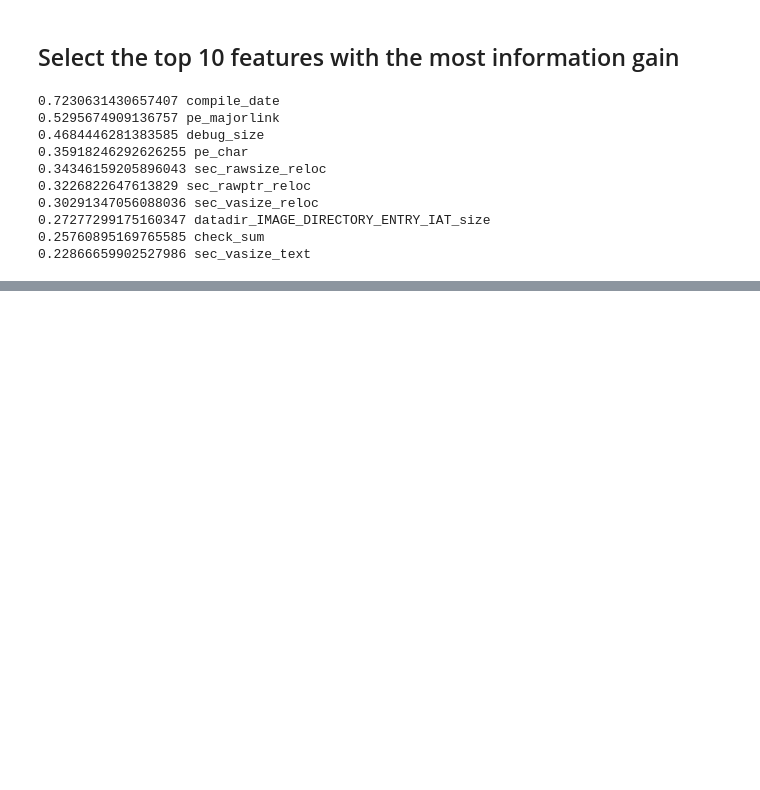
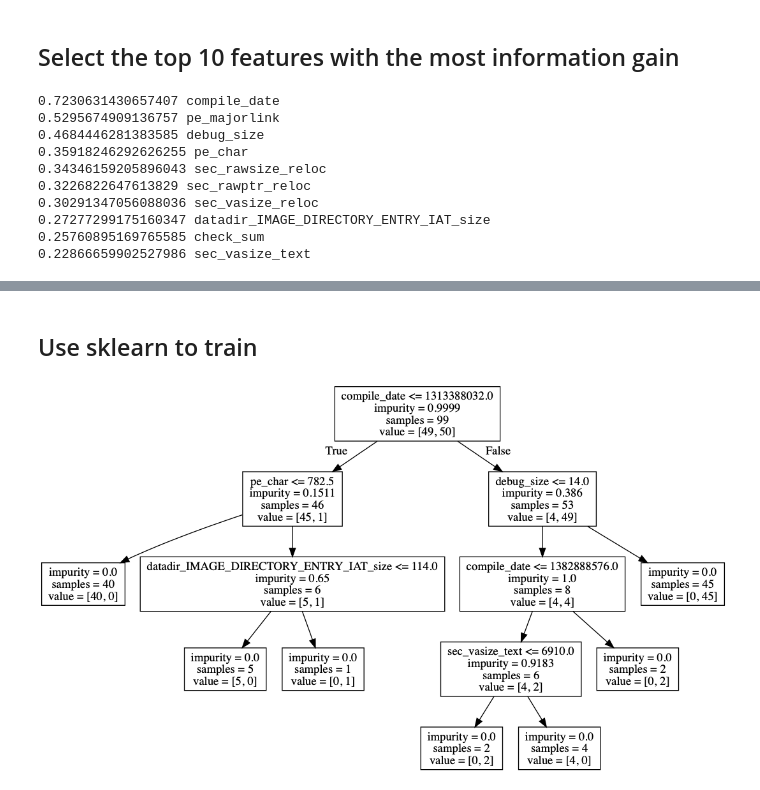
Before and after one commit to kandarpck/security-analytics, a Jupyter notebook: homework2/kkhandw1_hw2.ipynb, the cells around one changed output, grey strips where cells are left out. Saved outputs shown, nothing was run; the diff lists cells and outputs as text; code cells hidden in the pictures; blank space fills up the shorter version.

Commit message:
Decision tree classifier with 10 feature selected and max depth of 6

```diff
--- a/homework2/kkhandw1_hw2.ipynb
+++ b/homework2/kkhandw1_hw2.ipynb
@@ -32,10 +32,10 @@ from IPython.display import Image
 # A function that gives a visual representation of the decision tree
 def Decision_Tree_Image(decision_tree, feature_names, name="temp"):
     # Export our decision tree to graphviz format
-    #dot_file = tree.export_graphviz(decision_tree.tree_, out_file='images/' + name + '.dot', feature_names=feature_names)
+    dot_file = tree.export_graphviz(decision_tree.tree_, out_file='images/' + name + '.dot', feature_names=feature_names)
 
     # Call graphviz to make an image file from our decision tree
-    #os.system("dot -Tpng images/" + name + ".dot -o images/" + name + ".png")
+    os.system("dot -Tpng images/" + name + ".dot -o images/" + name + ".png")
 
     # Return the .png image so we can see it
     return Image(filename='images/' + name + '.png')
@@ -139,9 +139,7 @@ def best_threshold(feature, X, Y):
     print("The maximum IG of {} = {} and it occured by splitting on {}".format(feature, maximum_ig, maximum_threshold))
     return maximum_ig
 
-from collections import OrderedDict
-
-threshold_feature_map = OrderedDict()
+threshold_feature_map = dict()
 for x in X:
     threshold_feature_map[best_threshold(x, X, Y)] = x
 # %% [output]
@@ -181,0 +184,3 @@ for k, v in threshold_feature_map.items():
+# %%
+X1 = data[list(threshold_feature_map.values())]
+X1.head()
@@ -181,0 +194,8 @@ for k, v in threshold_feature_map.items():
+# %% [markdown]
+## Use sklearn to train
+# %%
+decision_tree = DecisionTreeClassifier(max_depth=5, criterion="entropy")
+decision_tree.fit(X1, Y)
+Decision_Tree_Image(decision_tree, X1.columns)
+# %% [output]
+[figure, added]
```
Also changed, not shown: parts of 3 cells of this notebook, 2 other files.
